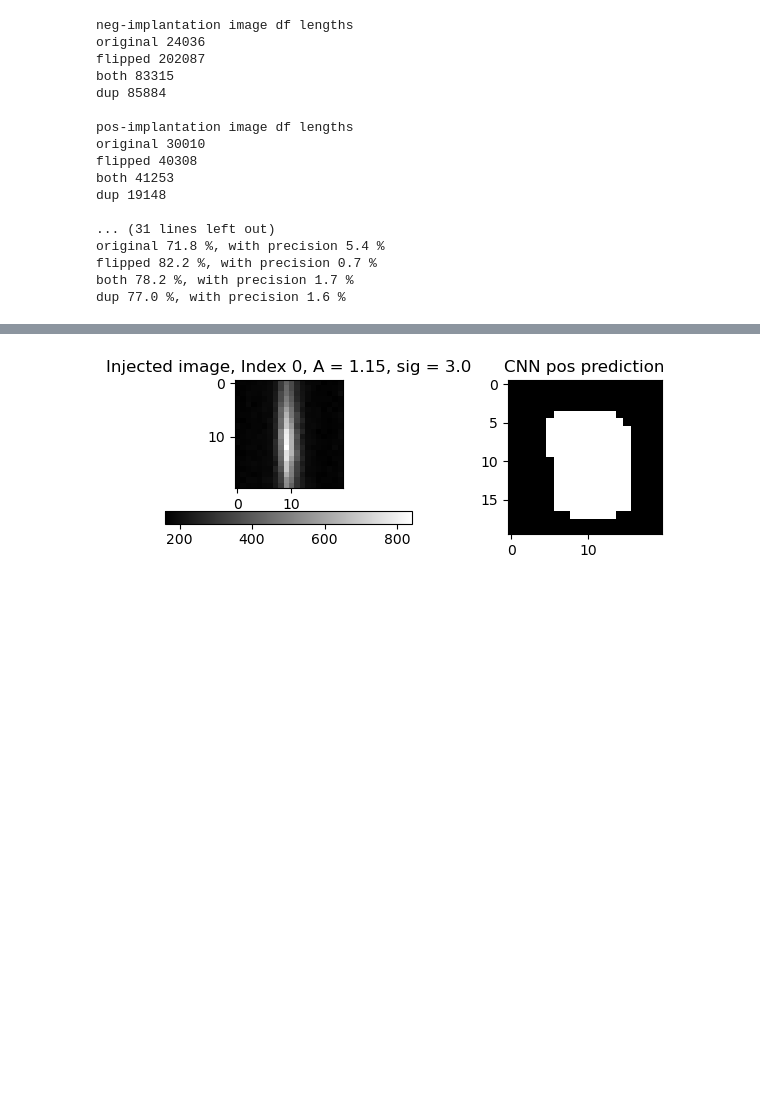
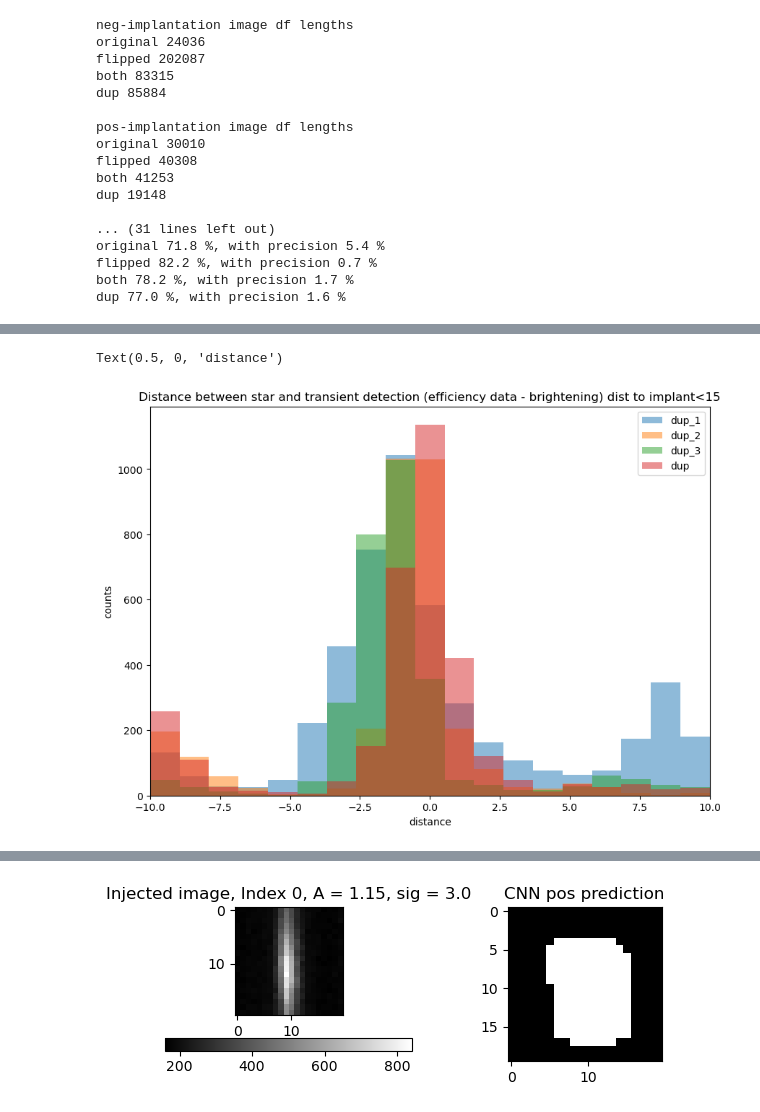
Before and after one commit to SHDaniels/Continuous-Readout-Image-Transient-Detection-with-CNNs, a Jupyter notebook: compare_cnns.ipynb, the cells around one changed output, grey strips where cells are left out. Drawn from its saved outputs; the diff is of its cells as text; code cells hidden in the pictures; blank space fills up the shorter version.

```diff
--- a/compare_cnns.ipynb
+++ b/compare_cnns.ipynb
@@ -196,0 +354,14 @@ dup 77.0 %, with precision 1.6 %
+# %%
+for key in df_names_2[:4]:
+    test = dfs_pos[key][np.abs(dfs_pos[key]['dist_to_implant'])<15]
+    plt.hist((test['closest_x']-(test['col_from_nn']+10)),
+             bins = np.linspace(-10,10,20),
+            alpha=.5, label=key)
+plt.xlim(-10,10)
+plt.legend()
+plt.title("Distance between star and transient detection (efficiency data - brightening) dist to implant<15")
+plt.ylabel("counts")
+plt.xlabel("distance")
+# %% [output]
+Text(0.5, 0, 'distance')
+[figure, added]
```
Also changed, not shown: parts of 46 cells of this notebook, 14 other files.
